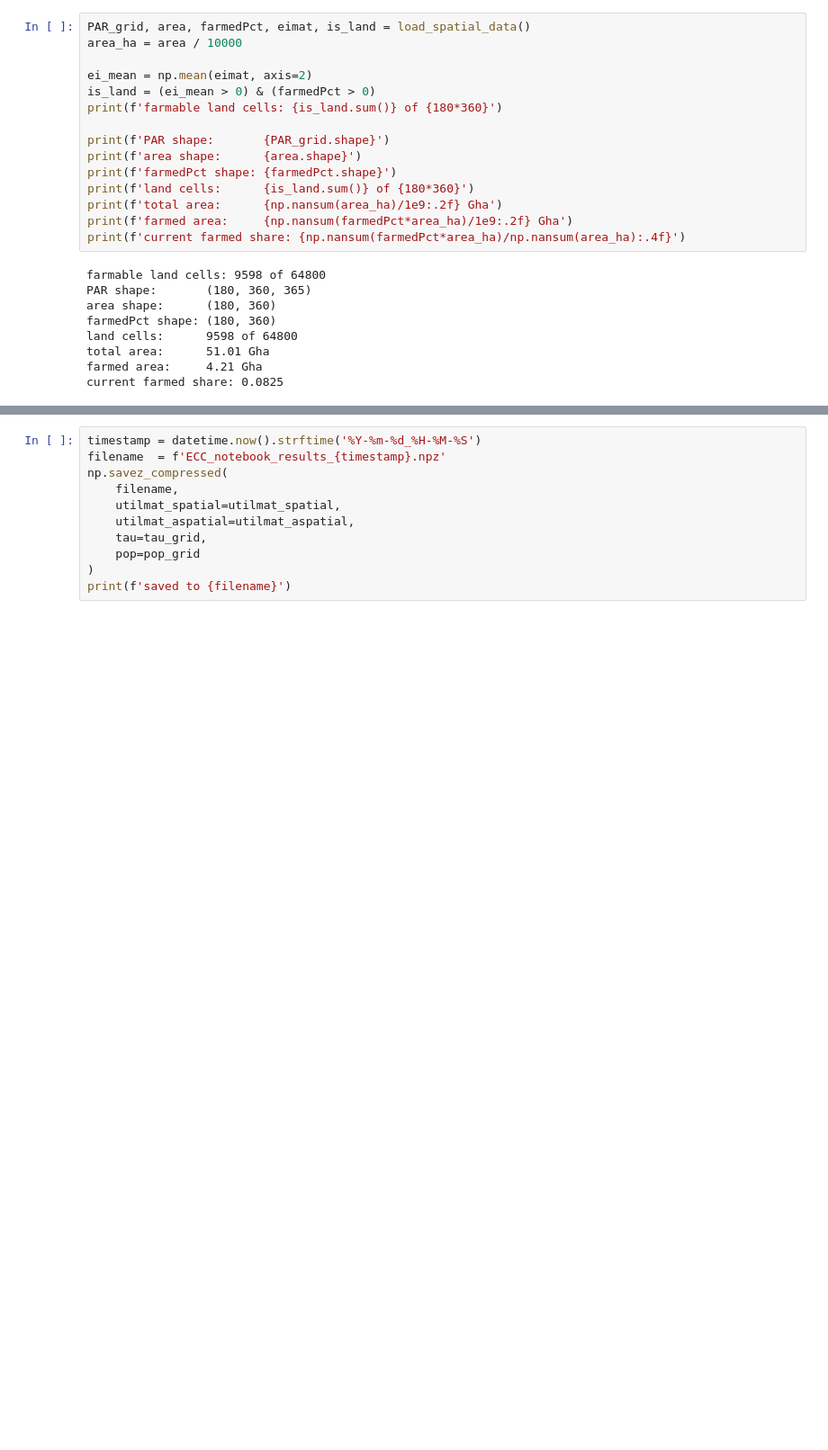
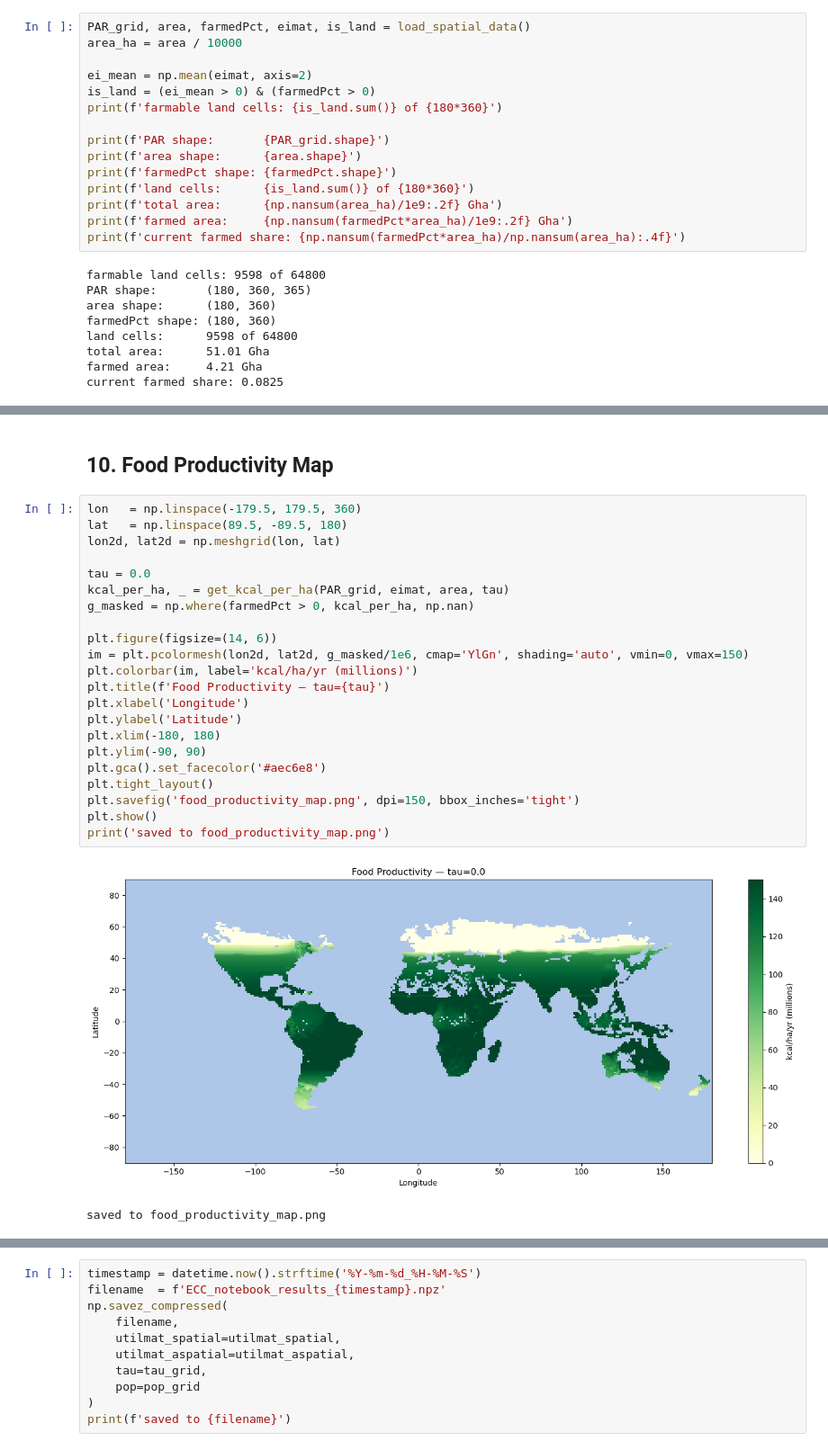
Before and after one commit to evasbenson/ECC_model, a Jupyter notebook: ecc_analysis.ipynb, the cells around one changed output, grey strips where cells are left out. Shown at 90% size. Cells and saved outputs as stored; diff of their text form; blank space fills up the shorter version.

```diff
--- a/ecc_analysis.ipynb
+++ b/ecc_analysis.ipynb
@@ -779,0 +438,27 @@ NameError: name 'utilmat_spatial' is not defined
+# %% [markdown]
+## 10. Food Productivity Map
+# %%
+lon   = np.linspace(-179.5, 179.5, 360)
+lat   = np.linspace(89.5, -89.5, 180)
+lon2d, lat2d = np.meshgrid(lon, lat)
+
+tau = 0.0
+kcal_per_ha, _ = get_kcal_per_ha(PAR_grid, eimat, area, tau)
+g_masked = np.where(farmedPct > 0, kcal_per_ha, np.nan)
+
+plt.figure(figsize=(14, 6))
+im = plt.pcolormesh(lon2d, lat2d, g_masked/1e6, cmap='YlGn', shading='auto', vmin=0, vmax=150)
+plt.colorbar(im, label='kcal/ha/yr (millions)')
+plt.title(f'Food Productivity — tau={tau}')
+plt.xlabel('Longitude')
+plt.ylabel('Latitude')
+plt.xlim(-180, 180)
+plt.ylim(-90, 90)
+plt.gca().set_facecolor('#aec6e8')
+plt.tight_layout()
+plt.savefig('food_productivity_map.png', dpi=150, bbox_inches='tight')
+plt.show()
+print('saved to food_productivity_map.png')
+# %% [output]
+[figure, added]
+saved to food_productivity_map.png
```
Also changed, not shown: parts of 57 cells of this notebook, 17 other files.
